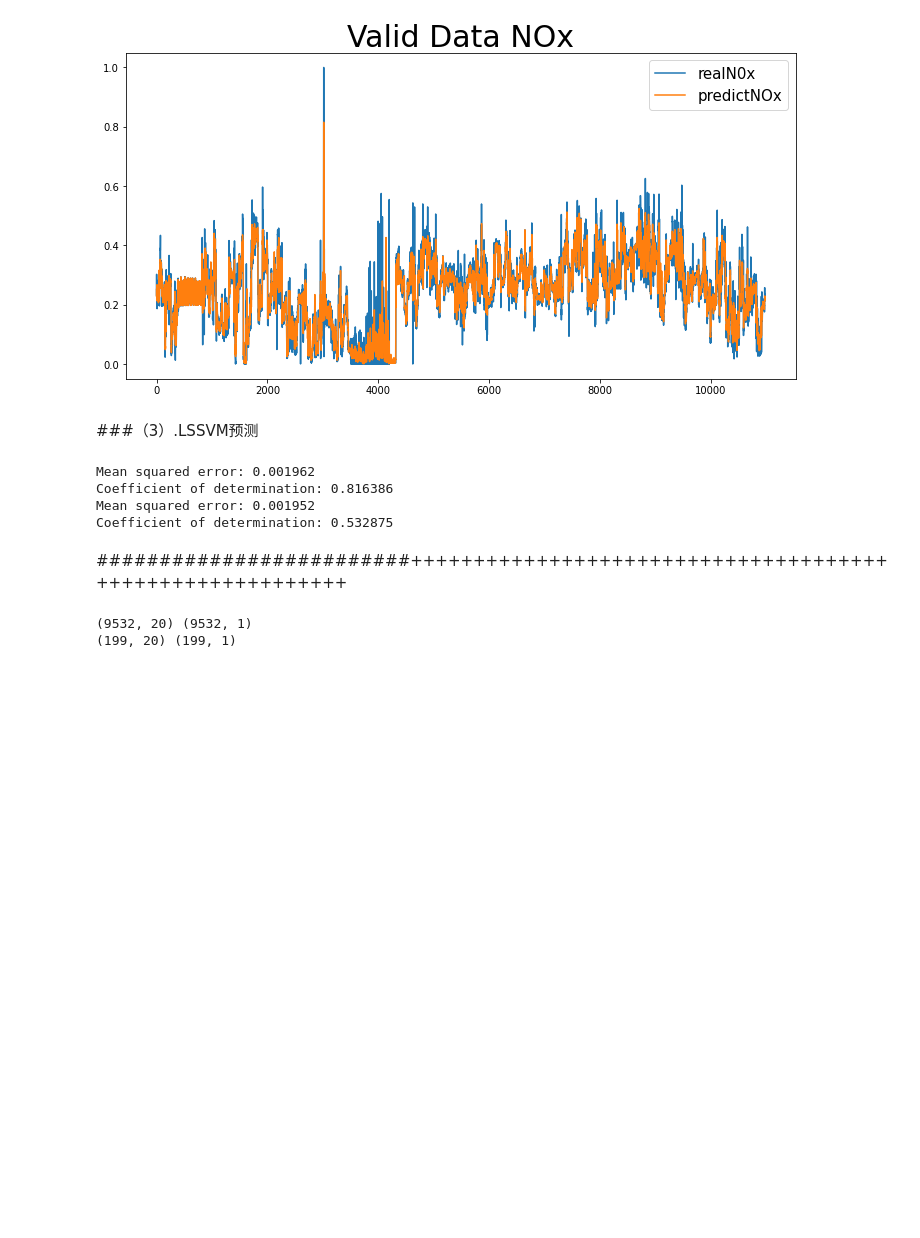
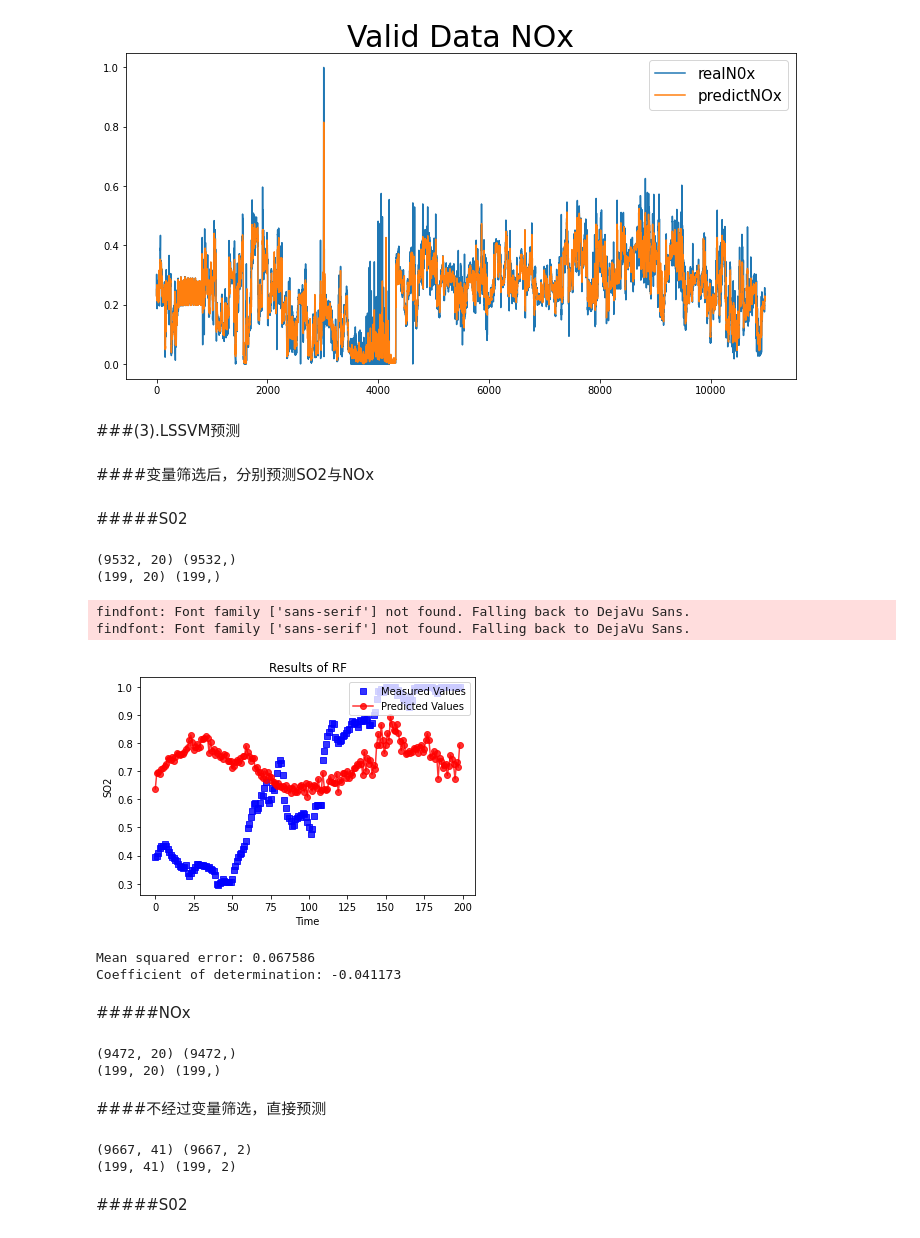
Before and after one commit to frdmu/neural-network, a Jupyter notebook: 预测.ipynb, the cells around one changed output. Saved outputs shown, nothing was run; the diff lists cells and outputs as text; code cells hidden in the pictures; blank space fills up the shorter version.

```diff
--- a/预测.ipynb
+++ b/预测.ipynb
@@ -497,5 +499,5 @@ randomForestRegressor(X_train, y_train, X_valid, y_valid)
 [figure]
 [figure]
 # %% [markdown]
-###（3）.LSSVM预测
+###(3).LSSVM预测
 # %%
@@ -535,21 +541,53 @@ def LSSVMRegressor(X_train, y_train, X_valid, y_valid):
+# %% [markdown]
+####变量筛选后，分别预测SO2与NOx
+# %% [markdown]
+#####S02
+# %%
+df = pd.read_csv('/content/neural-network/变量筛选后数据/训练集/1.升负荷SO2.csv')
+data = np.array(df)
+X_train, y_train = data[:, :-1], data[:, -1:].flatten()
+print(X_train.shape, y_train.shape)
+df = pd.read_csv('/content/neural-network/变量筛选后数据/测试集/1.升负荷SO2.csv')
+data = np.array(df)
+X_test, y_test = data[:, :-1], data[:, -1:].flatten()
+print(X_test.shape, y_test.shape)
+# %% [output]
+(9532, 20) (9532,)
+(199, 20) (199,)
+# %%
+LSSVMRegressor(X_train, y_train, X_test, y_test, 1)
+# %% [output]
+findfont: Font family ['sans-serif'] not found. Falling back to DejaVu Sans.
+findfont: Font family ['sans-serif'] not found. Falling back to DejaVu Sans.
+[figure, added]
+Mean squared error: 0.067586
+Coefficient of determination: -0.041173
+# %% [markdown]
+#####NOx
+# %%
+df = pd.read_csv('/content/neural-network/变量筛选后数据/训练集/1.升负荷NOx.csv', 0)
+data = np.array(df)
+X_train, y_train = data[:, :-1], data[:, -1:].flatten()
+print(X_train.shape, y_train.shape)
+df = pd.read_csv('/content/neural-network/变量筛选后数据/测试集/1.升负荷NOx.csv')
+data = np.array(df)
+X_test, y_test = data[:, :-1], data[:, -1:].flatten()
+print(X_test.shape, y_test.shape)
+# %% [output]
+(9472, 20) (9472,)
+(199, 20) (199,)
 # %%
-LSSVMRegressor(X_train, y_train, X_valid, y_valid)
+LSSVMRegressor(X_train, y_train, X_test, y_test)
-# %% [output]
-Mean squared error: 0.001962
-Coefficient of determination: 0.816386
-Mean squared error: 0.001952
-Coefficient of determination: 0.532875
+# %% [markdown]
+####不经过变量筛选，直接预测
+# %%
+X_train, y_train = loadDataSet('数据分类/训练集/1.升负荷.xls')
+X_test, y_test= loadDataSet('数据分类/测试集/1.升负荷.xlsx', 0)
+
+print(X_train.shape, y_train.shape)
+print(X_test.shape, y_test.shape)
+# %% [output]
+(9667, 41) (9667, 2)
+(199, 41) (199, 2)
 # %% [markdown]
-#########################++++++++++++++++++++++++++++++++++++++++++++++++++++++++++
+#####S02
-# %%
-df = pd.read_csv('/content/neural-network/变量筛选后数据/训练集/1.升负荷SO2.csv')
-data = np.array(df)
-X_train, y_train = data[:, :-1], data[:, -1:]
-print(X_train.shape, y_train.shape)
-df = pd.read_csv('/content/neural-network/变量筛选后数据/测试集/1.升负荷SO2.csv')
-data = np.array(df)
-X_test, y_test = data[:, :-1], data[:, -1:]
-print(X_test.shape, y_test.shape)
-# %% [output]
-(9532, 20) (9532, 1)
-(199, 20) (199, 1)
```
Also changed, not shown: parts of 20 cells of this notebook.
